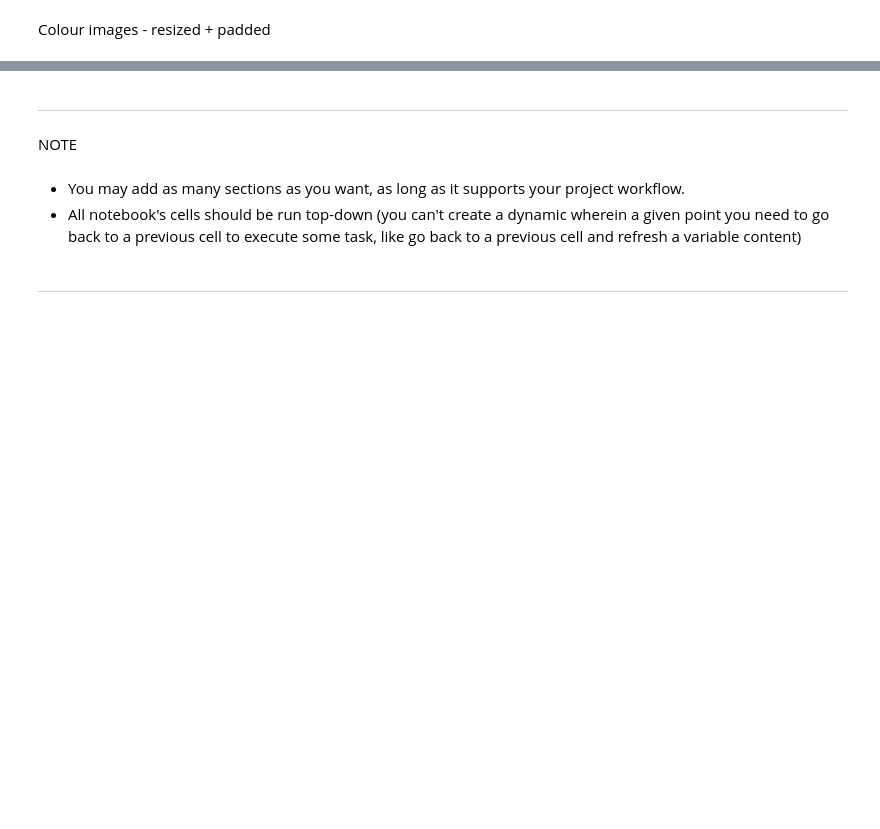
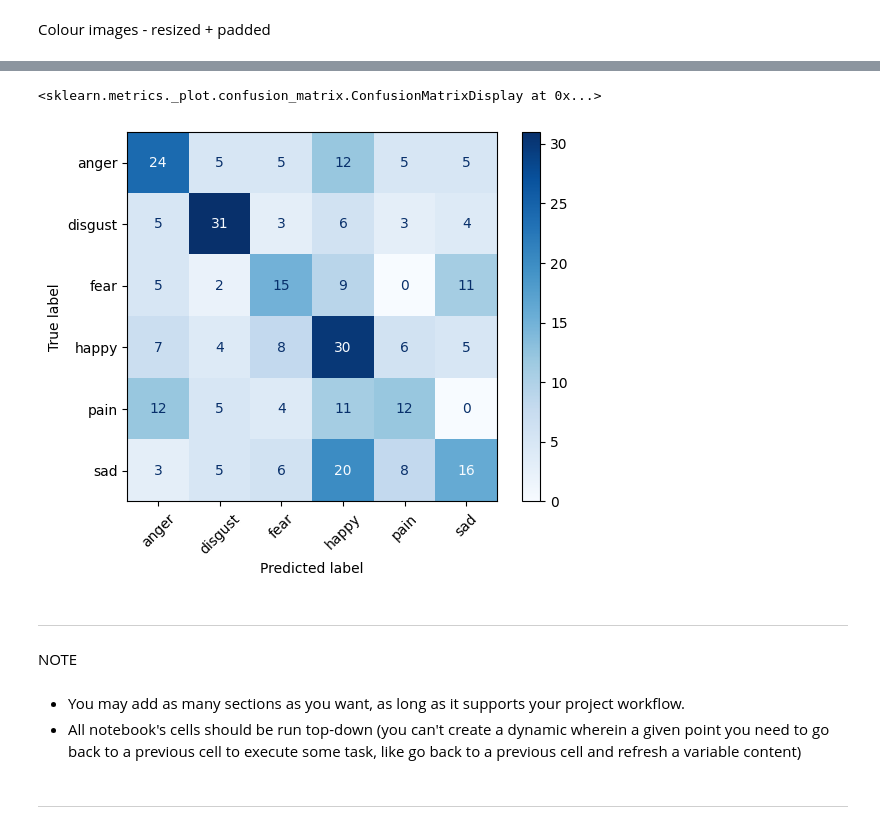
Before and after one commit to sixslotted/FaceEmotionImageClassification, a Jupyter notebook: jupyter_notebooks/CNN.ipynb, the cells around one changed output, grey strips where cells are left out. Cells and saved outputs as stored; diff of their text form; code cells hidden in the pictures; blank space fills up the shorter version.

```diff
--- a/jupyter_notebooks/CNN.ipynb
+++ b/jupyter_notebooks/CNN.ipynb
@@ -313,0 +347,4 @@ ConfusionMatrixDisplay(cm, display_labels=class_names).plot(cmap='Blues', xticks
+# %%
+model_Greyscale.fit(train_grey_ds, epochs=50, validation_data=(val_grey_ds))
+
+test_loss, test_accuracy = model_Greyscale.evaluate(test_grey_ds)
@@ -313,0 +369,9 @@ ConfusionMatrixDisplay(cm, display_labels=class_names).plot(cmap='Blues', xticks
+# %%
+y_pred_probs_grey = model_Greyscale.predict(test_grey_ds)
+y_pred_grey = np.argmax(y_pred_probs_grey, axis=1)
+y_true_grey = np.concatenate([y for x, y in test_grey_ds], axis=0)
+
+cm = confusion_matrix(y_true_grey, y_pred_grey)
+class_names = encoder.classes_
+ConfusionMatrixDisplay(cm, display_labels=class_names).plot(cmap='Blues', xticks_rotation=45)
+# %% [output]
@@ -314,3 +379,5 @@ ConfusionMatrixDisplay(cm, display_labels=class_names).plot(cmap='Blues', xticks
+<sklearn.metrics._plot.confusion_matrix.ConfusionMatrixDisplay at 0x...>
+[figure, added]
 # %% [markdown]
 ---
 # %% [markdown]
```
Also changed, not shown: parts of 11 cells of this notebook.
